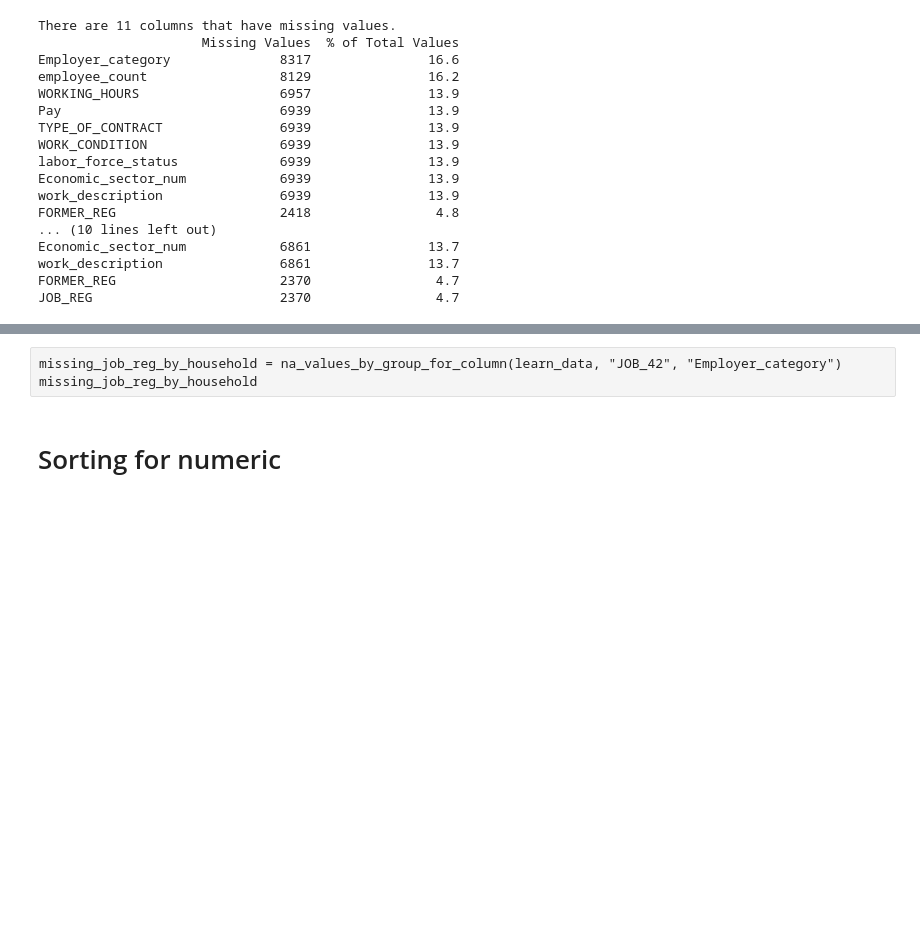
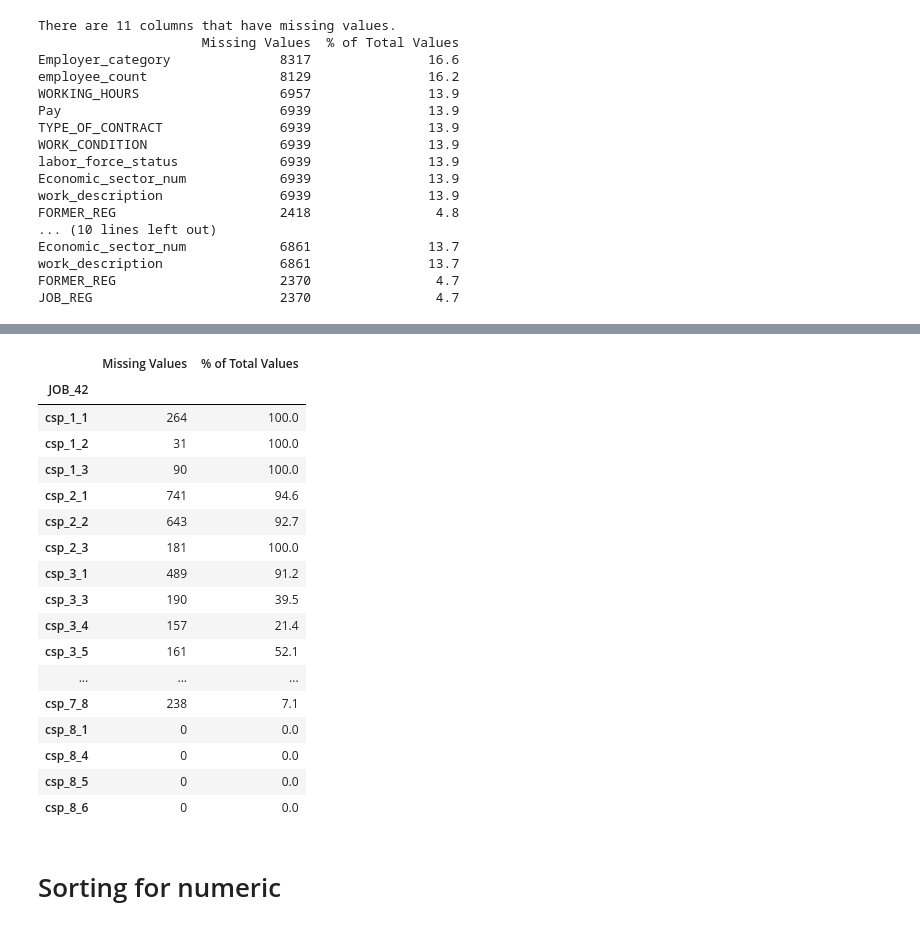
Before and after one commit to rinaaro/Machine-Learning-Project, a Jupyter notebook: project-15.ipynb, the cells around one changed output, grey strips where cells are left out. Saved outputs shown, nothing was run; the diff lists cells and outputs as text; code cells hidden in the pictures; blank space fills up the shorter version.

```diff
--- a/project-15.ipynb
+++ b/project-15.ipynb
@@ -488,9 +481,28 @@ def na_values_by_group_for_column(df, group_col, target_col):
     }).round(1)
 
     return missing_table
-# %% [raw]
-missing_job_reg_by_household = na_values_by_group_for_column(learn_data, "JOB_42", "Employer_category")
-missing_job_reg_by_household
+# %%
+missing_job_reg_by_household = na_values_by_group_for_column(learn_data, "JOB_42", "Employer_category")
+missing_job_reg_by_household
+# %% [output]
+|  | Missing Values | % of Total Values |
+| JOB_42 |  |  |
+| csp_1_1 | 264 | 100.0 |
+| csp_1_2 | 31 | 100.0 |
+| csp_1_3 | 90 | 100.0 |
+| csp_2_1 | 741 | 94.6 |
+| csp_2_2 | 643 | 92.7 |
+| csp_2_3 | 181 | 100.0 |
+| csp_3_1 | 489 | 91.2 |
+| csp_3_3 | 190 | 39.5 |
+| csp_3_4 | 157 | 21.4 |
+| csp_3_5 | 161 | 52.1 |
+| ... | ... | ... |
+| csp_7_8 | 238 | 7.1 |
+| csp_8_1 | 0 | 0.0 |
+| csp_8_4 | 0 | 0.0 |
+| csp_8_5 | 0 | 0.0 |
+| csp_8_6 | 0 | 0.0 |
 # %%
 #learn_data["work_description"].value_counts()
 # %% [markdown]
```
Also changed, not shown: parts of 42 cells of this notebook.
